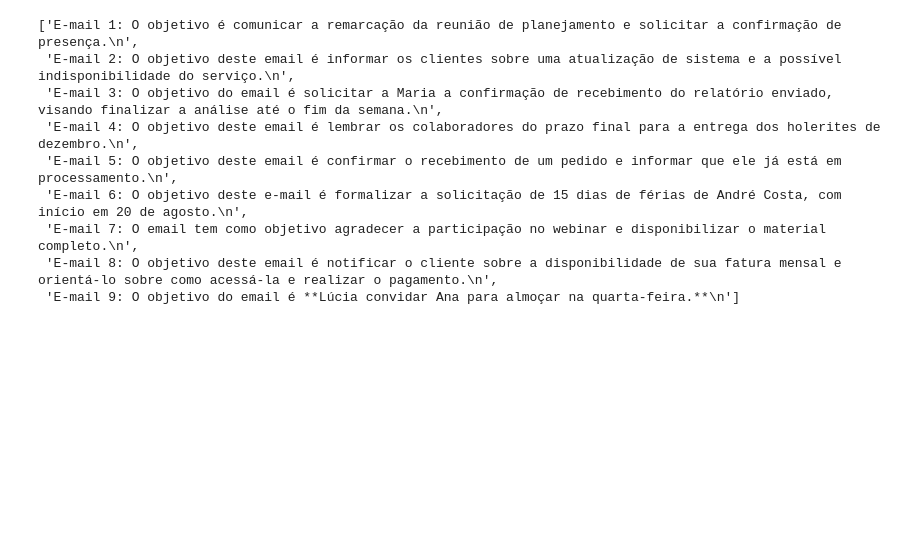
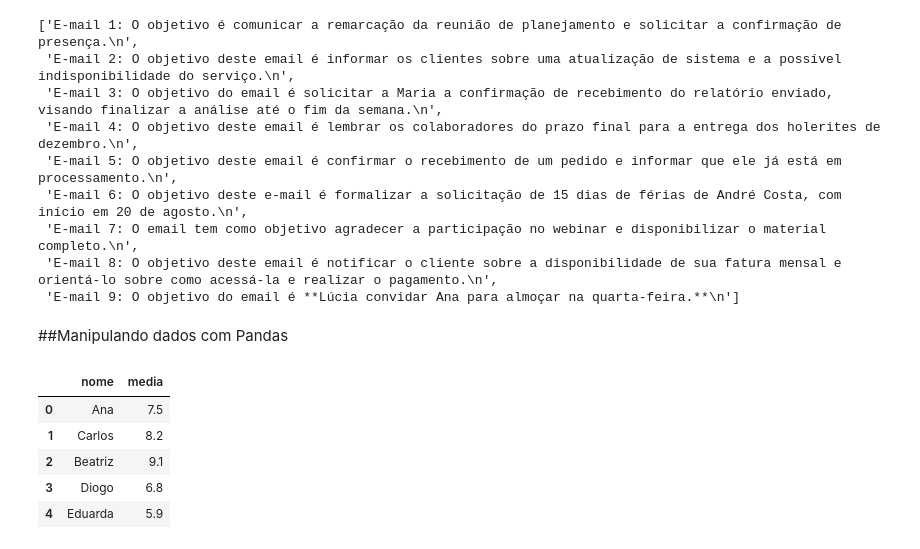
Before and after one commit to jphebling/IA_APLICADA, a Jupyter notebook: Alura - IA aplicada com Python.ipynb, the cells around one changed output. Cells and saved outputs as stored; diff of their text form; code cells hidden in the pictures; blank space fills up the shorter version.

```diff
--- a/Alura - IA aplicada com Python.ipynb
+++ b/Alura - IA aplicada com Python.ipynb
@@ -432,3 +432,5 @@ lista_2
  'E-mail 7: O email tem como objetivo agradecer a participação no webinar e disponibilizar o material completo.\n',
  'E-mail 8: O objetivo deste email é notificar o cliente sobre a disponibilidade de sua fatura mensal e orientá-lo sobre como acessá-la e realizar o pagamento.\n',
  'E-mail 9: O objetivo do email é **Lúcia convidar Ana para almoçar na quarta-feira.**\n']
+# %% [markdown]
+##Manipulando dados com Pandas
@@ -434,0 +439,11 @@ lista_2
+# %%
+df = pd.read_csv("/content/meu_csv.csv")
+# %%
+df.head()
+# %% [output]
+|  | nome | media |
+| 0 | Ana | 7.5 |
+| 1 | Carlos | 8.2 |
+| 2 | Beatriz | 9.1 |
+| 3 | Diogo | 6.8 |
+| 4 | Eduarda | 5.9 |
```
Also changed, not shown: parts of 8 cells of this notebook.
